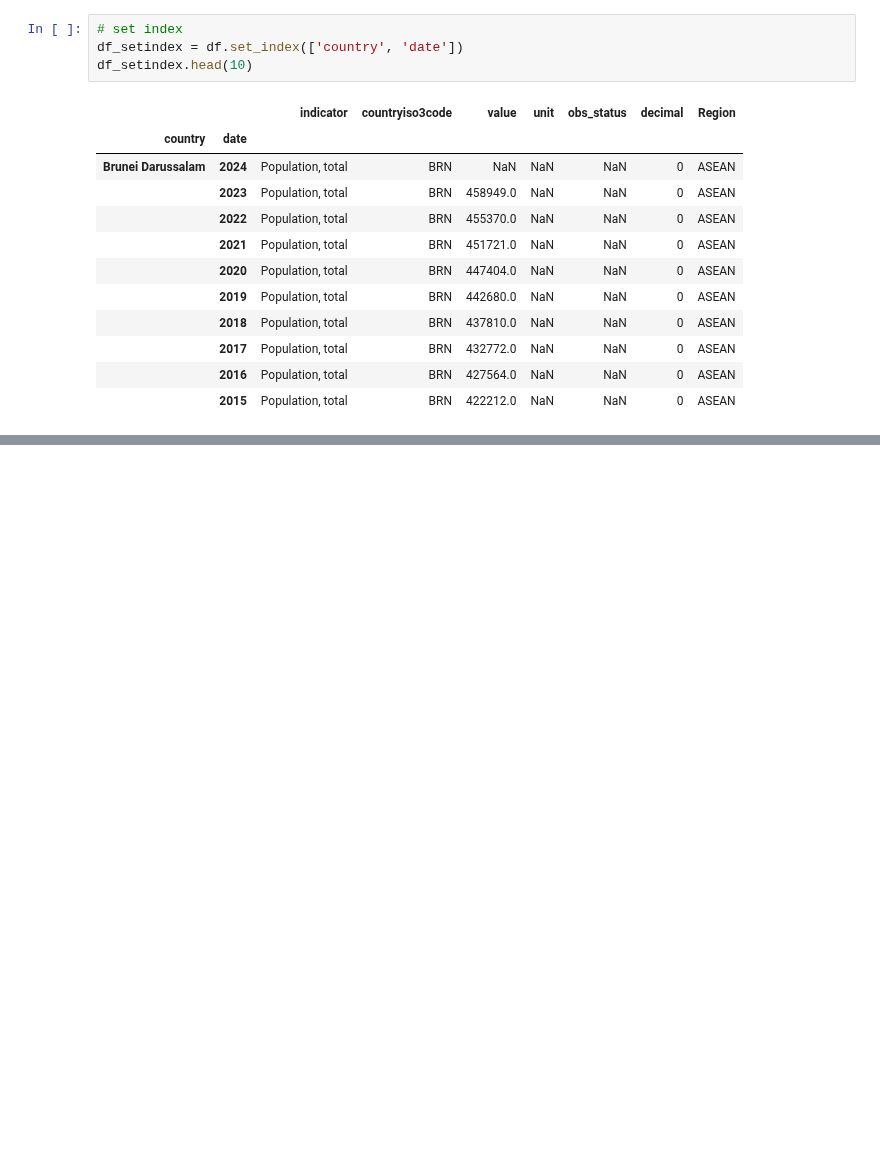
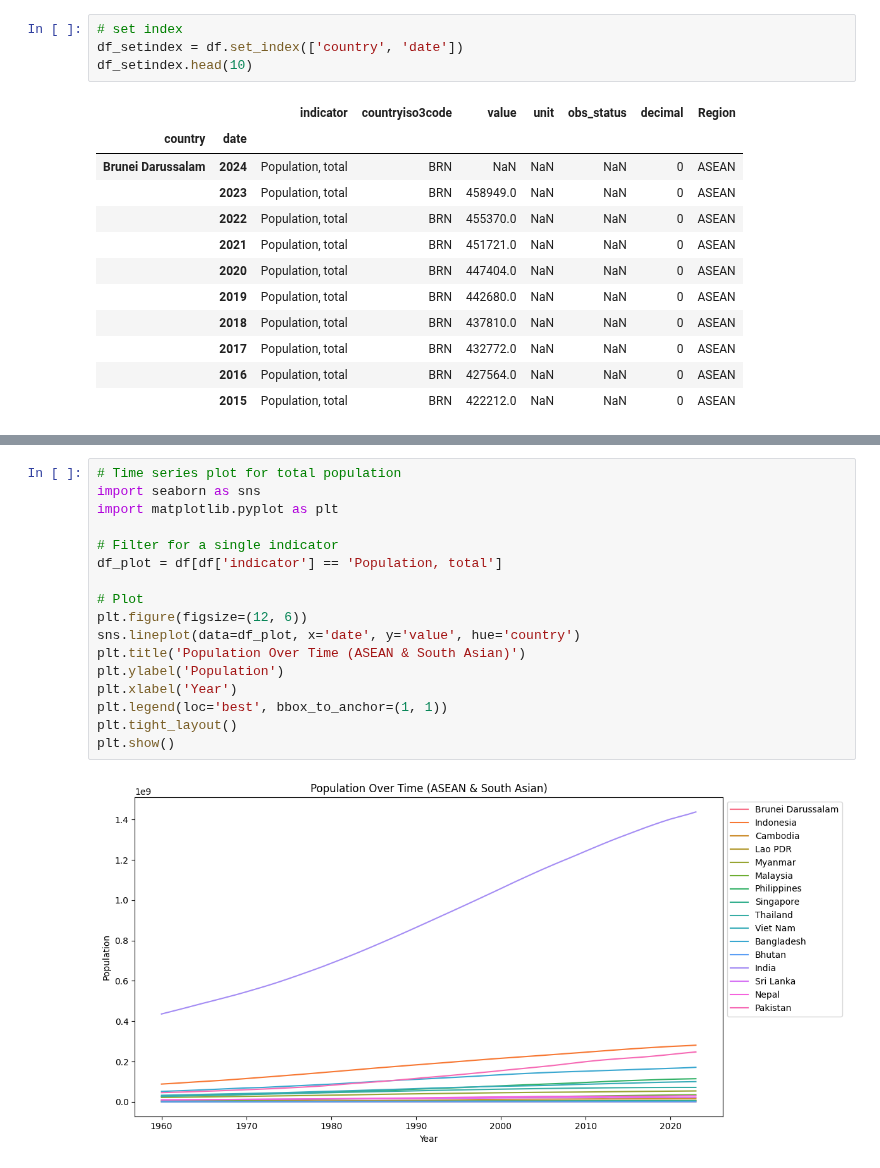
Before and after one commit to wanzi-wang/graspp_2025s_fintech, a Jupyter notebook: notebooks/HW1_WangWanzi2.ipynb, the cells around one changed output, grey strips where cells are left out. Cells and saved outputs as stored; diff of their text form; blank space fills up the shorter version.

Commit message:
added descriptive and 1visualization

```diff
--- a/notebooks/HW1_WangWanzi2.ipynb
+++ b/notebooks/HW1_WangWanzi2.ipynb
@@ -160,0 +178,19 @@ df_setindex.to_csv('../data/processed/merged_asean_sa_data.csv', index=False)
+# %%
+# Time series plot for total population
+import seaborn as sns
+import matplotlib.pyplot as plt
+
+# Filter for a single indicator
+df_plot = df[df['indicator'] == 'Population, total']
+
+# Plot
+plt.figure(figsize=(12, 6))
+sns.lineplot(data=df_plot, x='date', y='value', hue='country')
+plt.title('Population Over Time (ASEAN & South Asian)')
+plt.ylabel('Population')
+plt.xlabel('Year')
+plt.legend(loc='best', bbox_to_anchor=(1, 1))
+plt.tight_layout()
+plt.show()
+# %% [output]
+[figure, added]
```
Also changed, not shown: parts of 2 cells of this notebook.
